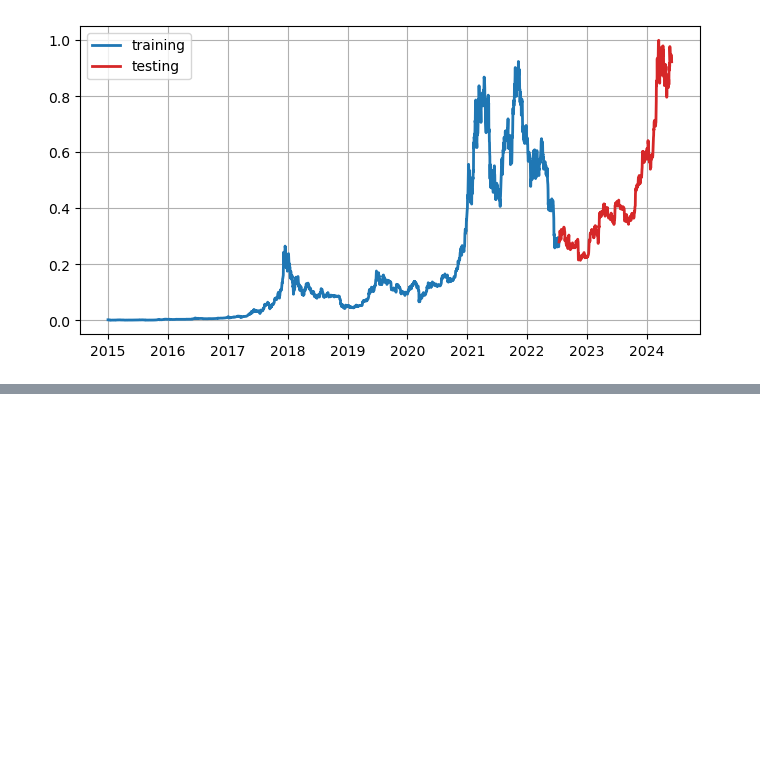
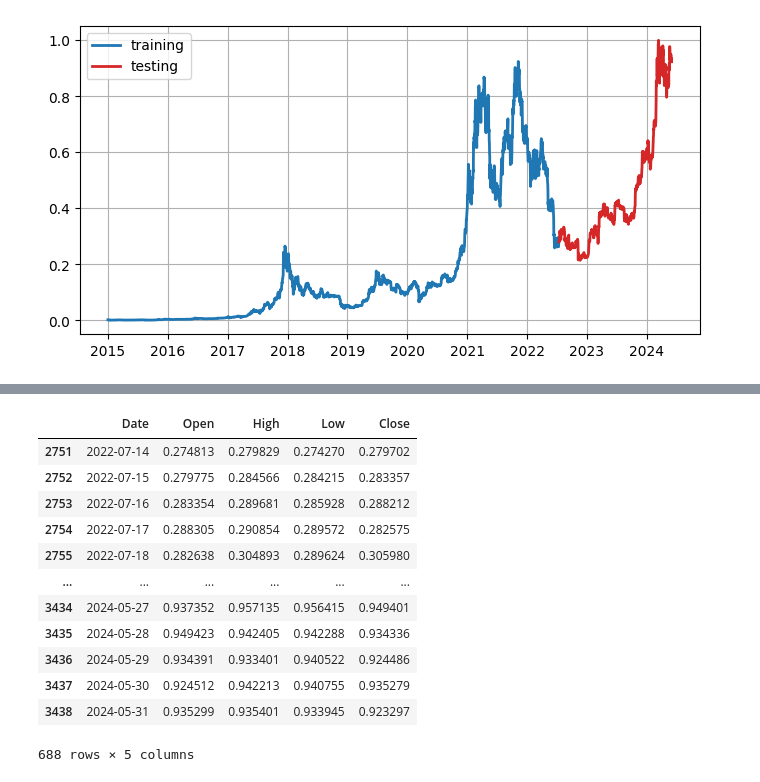
Before and after one commit to kusin/bahan-ajar-ML, a Jupyter notebook: Pertemuan 4 - Teknik Praproses Data/Preprocessing - cryptocurrency.ipynb, the cells around one changed output, grey strips where cells are left out. Drawn from its saved outputs; the diff is of its cells as text; code cells hidden in the pictures; blank space fills up the shorter version.

```diff
--- a/Pertemuan 4 - Teknik Praproses Data/Preprocessing - cryptocurrency.ipynb
+++ b/Pertemuan 4 - Teknik Praproses Data/Preprocessing - cryptocurrency.ipynb
@@ -176,0 +193,16 @@ plt.show()
+# %%
+test_data
+# %% [output]
+|  | Date | Open | High | Low | Close |
+| 2751 | 2022-07-14 | 0.274813 | 0.279829 | 0.274270 | 0.279702 |
+| 2752 | 2022-07-15 | 0.279775 | 0.284566 | 0.284215 | 0.283357 |
+| 2753 | 2022-07-16 | 0.283354 | 0.289681 | 0.285928 | 0.288212 |
+| 2754 | 2022-07-17 | 0.288305 | 0.290854 | 0.289572 | 0.282575 |
+| 2755 | 2022-07-18 | 0.282638 | 0.304893 | 0.289624 | 0.305980 |
+| ... | ... | ... | ... | ... | ... |
+| 3434 | 2024-05-27 | 0.937352 | 0.957135 | 0.956415 | 0.949401 |
+| 3435 | 2024-05-28 | 0.949423 | 0.942405 | 0.942288 | 0.934336 |
+| 3436 | 2024-05-29 | 0.934391 | 0.933401 | 0.940522 | 0.924486 |
+| 3437 | 2024-05-30 | 0.924512 | 0.942213 | 0.940755 | 0.935279 |
+| 3438 | 2024-05-31 | 0.935299 | 0.935401 | 0.933945 | 0.923297 |
+688 rows × 5 columns
```
Also changed, not shown: parts of 3 cells of this notebook, 1 other file.
